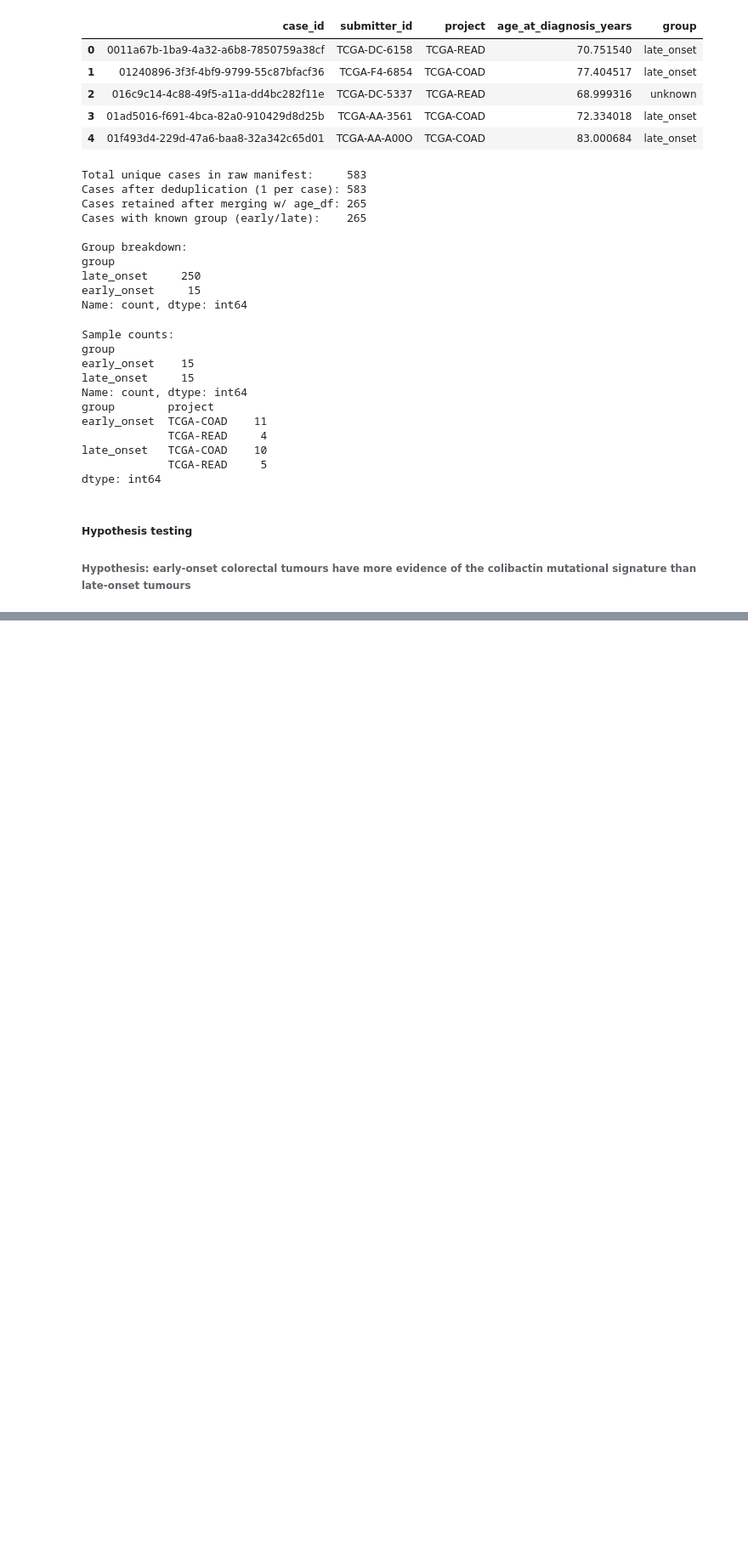
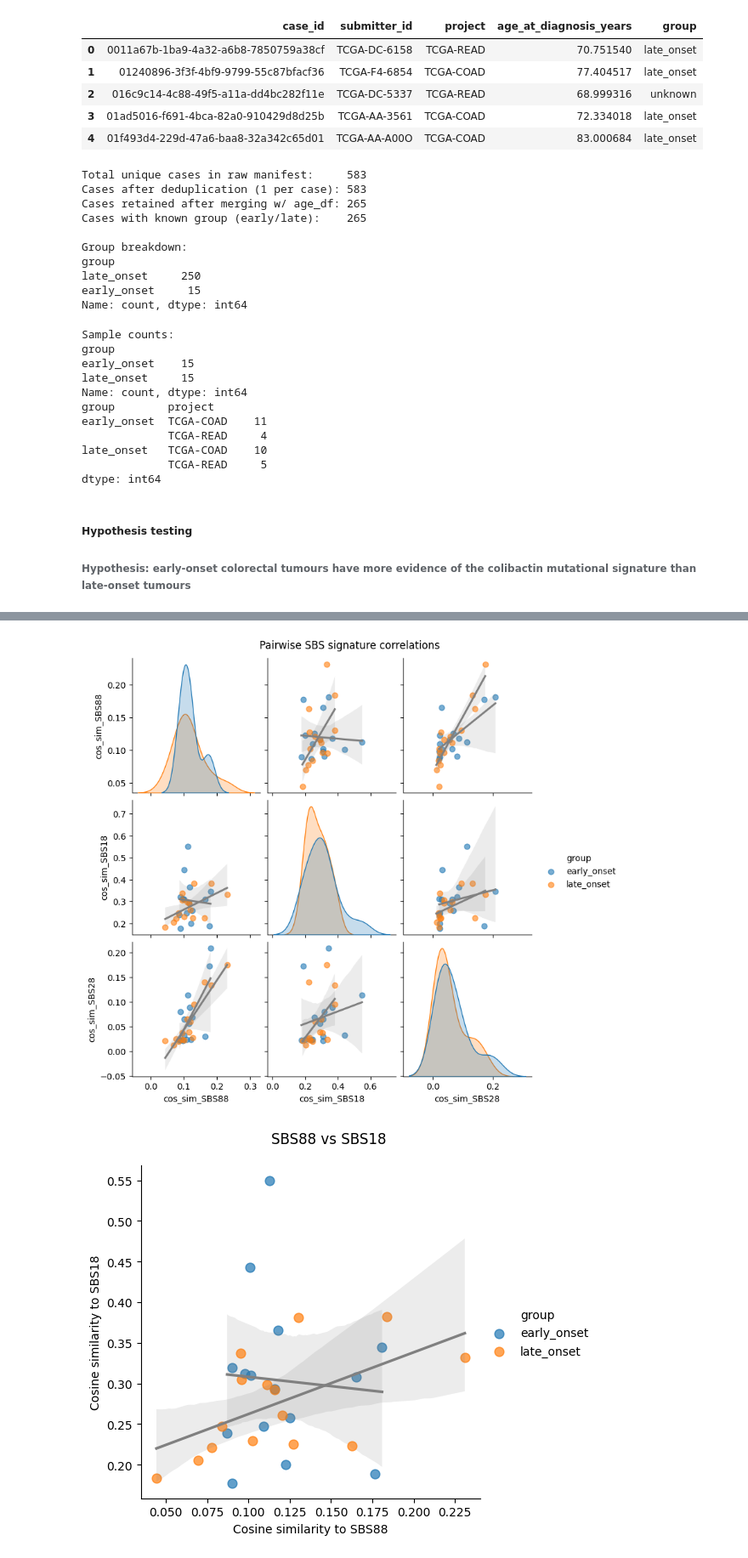
Before and after one commit to avnishkn/Colibactin, a Jupyter notebook: early_coad_read.ipynb, the cells around one changed output, grey strips where cells are left out. Shown at 85% size. Drawn from its saved outputs; the diff is of its cells as text; code cells hidden in the pictures; blank space fills up the shorter version.

```diff
--- a/early_coad_read.ipynb
+++ b/early_coad_read.ipynb
@@ -315,0 +696,9 @@ dtype: int64
+# %%
+cosmic_path = "cosmic_sbs_v3.4/COSMIC_v3.4_SBS_GRCh38.txt"
+signatures_to_test = ["SBS18", "SBS28", "SBS88", "SBS6", "SBS15", "SBS20", "SBS26", "SBS44"]
+
+results = [compare_signature(sig, sbs96_norm, mafs, cosmic_path, show_plot=False)
+            for sig in signatures_to_test]
+
+results_df = pd.DataFrame(results).sort_values("p_value")
+print(results_df)
@@ -315,0 +760,35 @@ dtype: int64
+# %%
+# Pairwise correlations
+
+sig_cols = [f"cos_sim_{s}" for s in signatures]
+
+g = sns.pairplot(
+    cos_table,
+    vars=sig_cols,
+    hue="group",
+    kind="reg",
+    diag_kind="kde",
+    plot_kws=dict(scatter_kws=dict(alpha=.6, s=40),
+                  line_kws=dict(color="grey"))
+)
+g.figure.suptitle("Pairwise SBS signature correlations", y=1.02)
+
+for partner in ["SBS18", "SBS28"]:
+    grid = sns.lmplot(
+        data=cos_table,
+        x="cos_sim_SBS88",
+        y=f"cos_sim_{partner}",
+        hue="group",
+        height=5,
+        scatter_kws=dict(alpha=0.7, s=60),
+        line_kws=dict(color="grey")
+    )
+    grid.set(
+        xlabel="Cosine similarity to SBS88",
+        ylabel=f"Cosine similarity to {partner}"
+    )
+    grid.figure.subplots_adjust(top=0.9)
+    grid.figure.suptitle(f"SBS88 vs {partner}")
+# %% [output]
+[figure, added]
+[figure, added]
```
Also changed, not shown: parts of 14 cells of this notebook.
